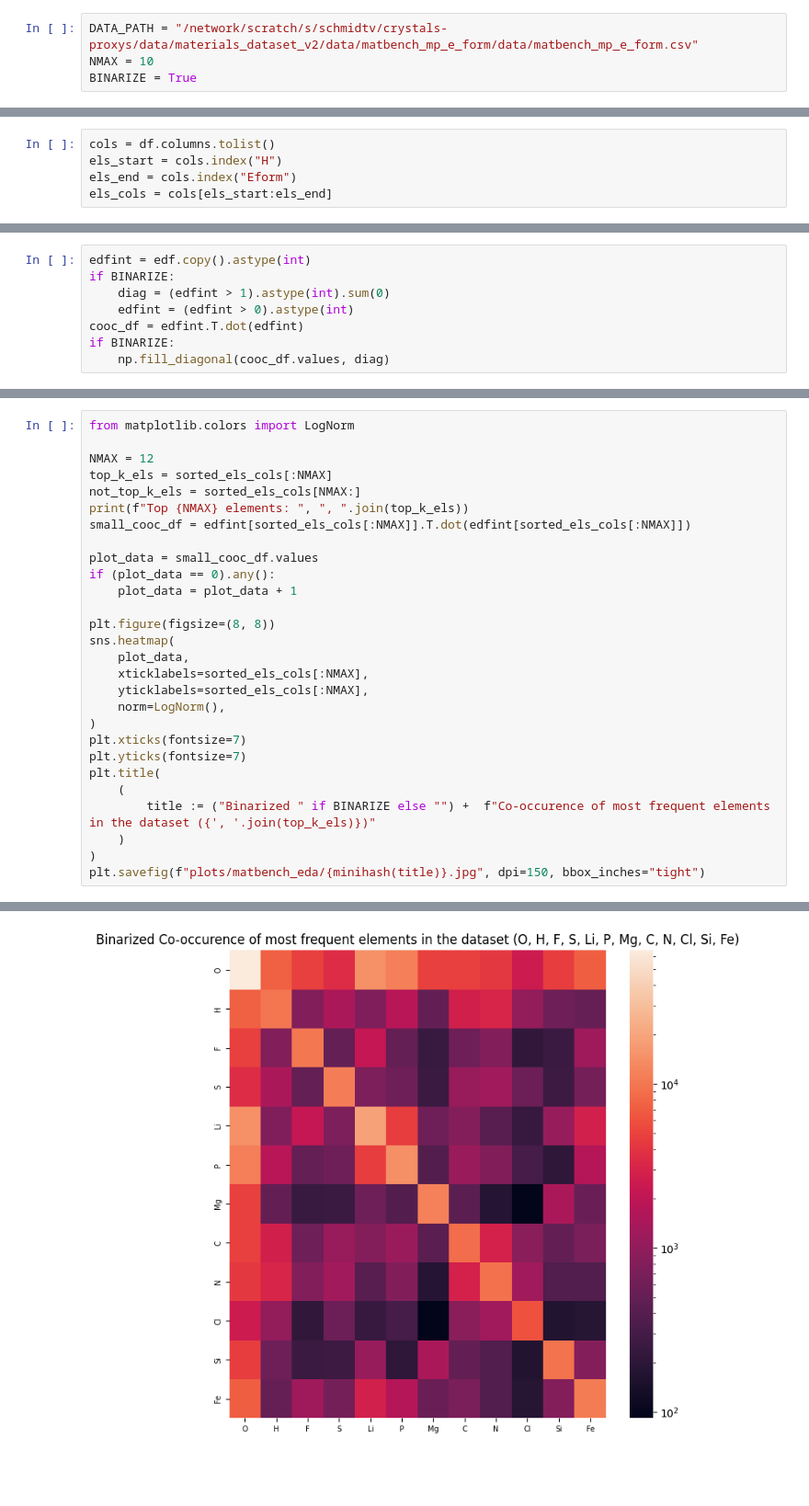
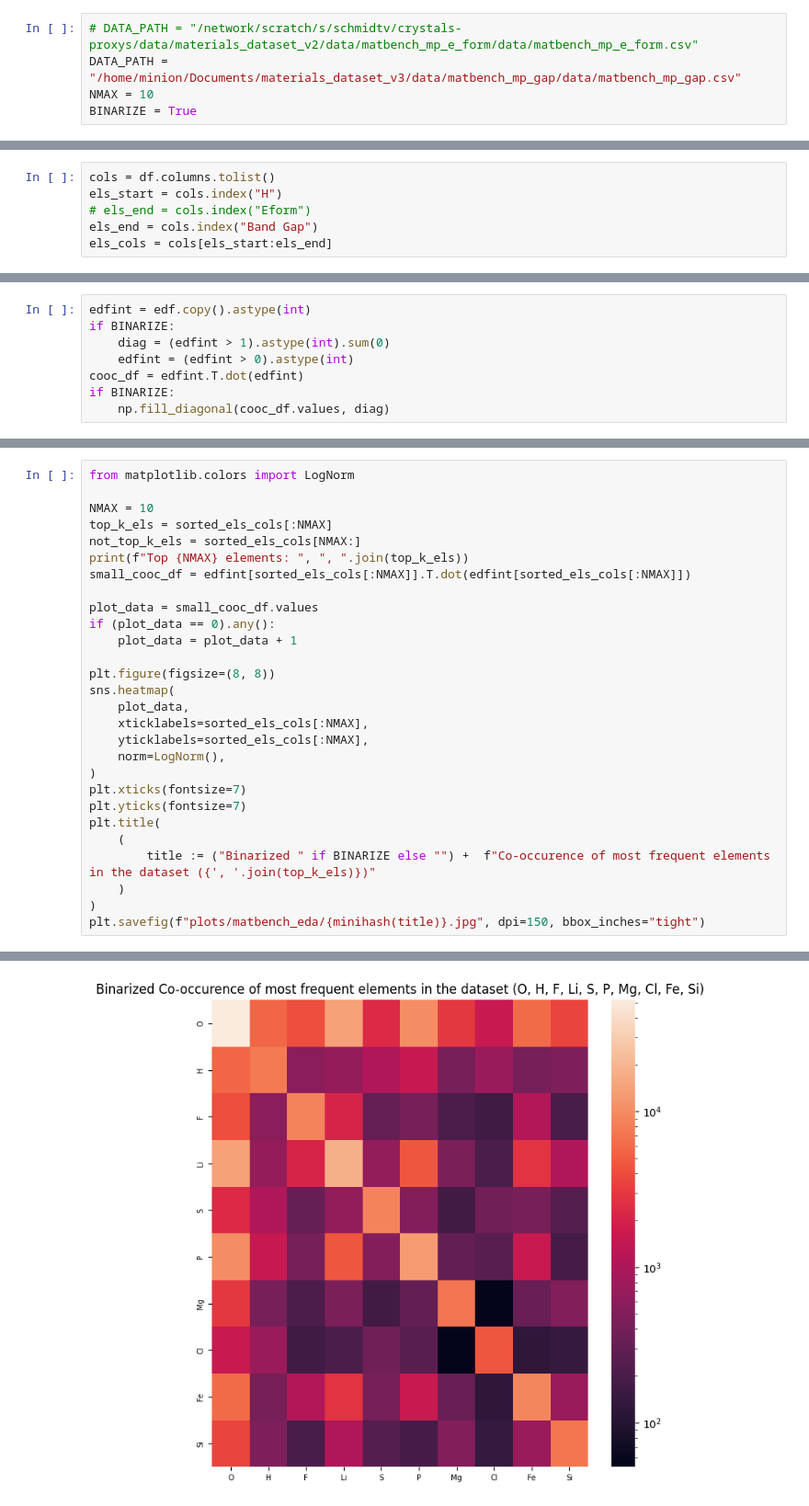
Before and after one commit to sh-divya/ActiveLearningMaterials, a Jupyter notebook: notebooks/matbench_eda.ipynb, the cells around one changed output, grey strips where cells are left out. Shown at 92% size. Drawn from its saved outputs; the diff is of its cells as text; blank space fills up the shorter version.

Commit message:
band gap proxy + remove dataset distance otdd

```diff
--- a/notebooks/matbench_eda.ipynb
+++ b/notebooks/matbench_eda.ipynb
@@ -6,7 +6,8 @@ import seaborn as sns
 import re
 %matplotlib inline
 # %%
-DATA_PATH = "/network/scratch/s/schmidtv/crystals-proxys/data/materials_dataset_v2/data/matbench_mp_e_form/data/matbench_mp_e_form.csv"
+# DATA_PATH = "/network/scratch/s/schmidtv/crystals-proxys/data/materials_dataset_v2/data/matbench_mp_e_form/data/matbench_mp_e_form.csv"
+DATA_PATH = "/home/minion/Documents/materials_dataset_v3/data/matbench_mp_gap/data/matbench_mp_gap.csv"
 NMAX = 10
 BINARIZE = True
 # %%
@@ -23,7 +24,8 @@ df = pd.read_csv(DATA_PATH)
 # %%
 cols = df.columns.tolist()
 els_start = cols.index("H")
-els_end = cols.index("Eform")
+# els_end = cols.index("Eform")
+els_end = cols.index("Band Gap")
 els_cols = cols[els_start:els_end]
 # %%
 edf = df[els_cols]
@@ -116,7 +118,7 @@ array(['O', 'H', 'F', 'S', 'Li', 'P', 'Mg', 'C', 'N', 'Cl', 'Si', 'Fe',
 # %%
 from matplotlib.colors import LogNorm
 
-NMAX = 12
+NMAX = 10
 top_k_els = sorted_els_cols[:NMAX]
 not_top_k_els = sorted_els_cols[NMAX:]
 print(f"Top {NMAX} elements: ", ", ".join(top_k_els))
@@ -146,4 +148,4 @@ Top 12 elements:  O, H, F, S, Li, P, Mg, C, N, Cl, Si, Fe
-[figure, old version]
+[figure, new version]
 # %%
 most_occurring = cooc_df.values.ravel().argsort()[::-1]
 rows, cols = most_occurring // len(cooc_df), most_occurring % len(cooc_df)
```
Also changed, not shown: parts of 15 cells of this notebook, 5 other files.
